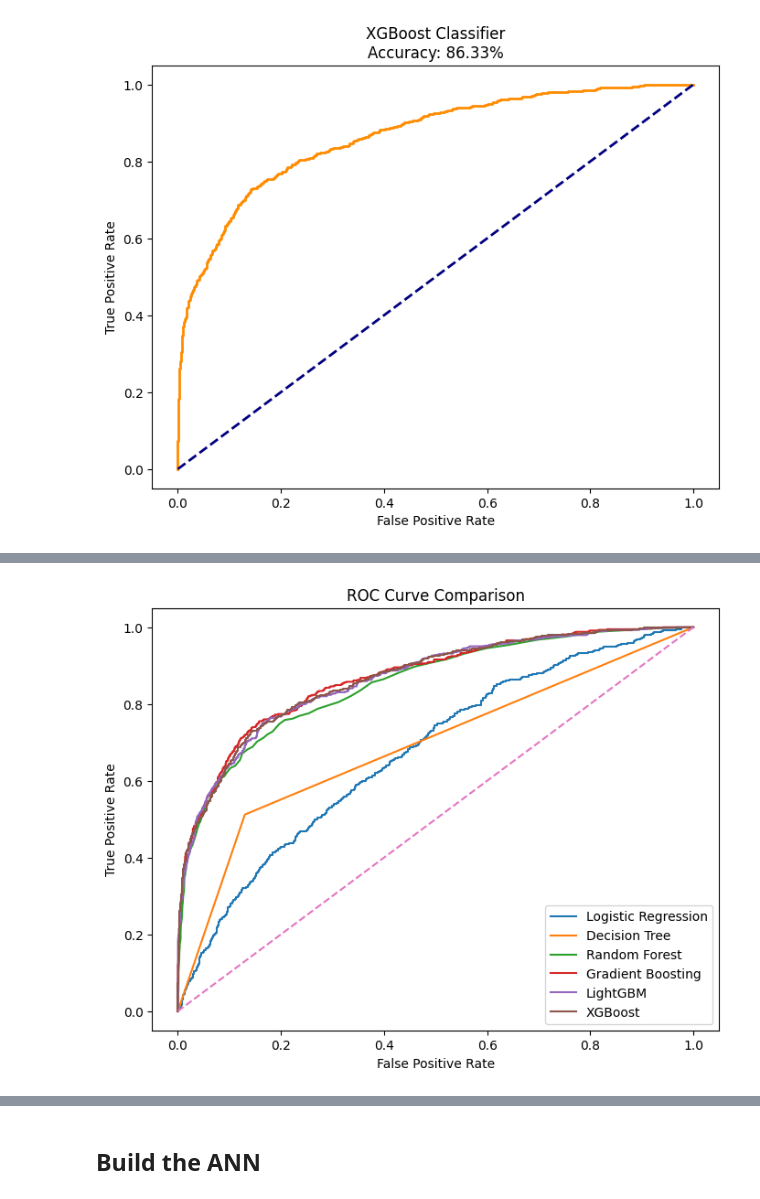
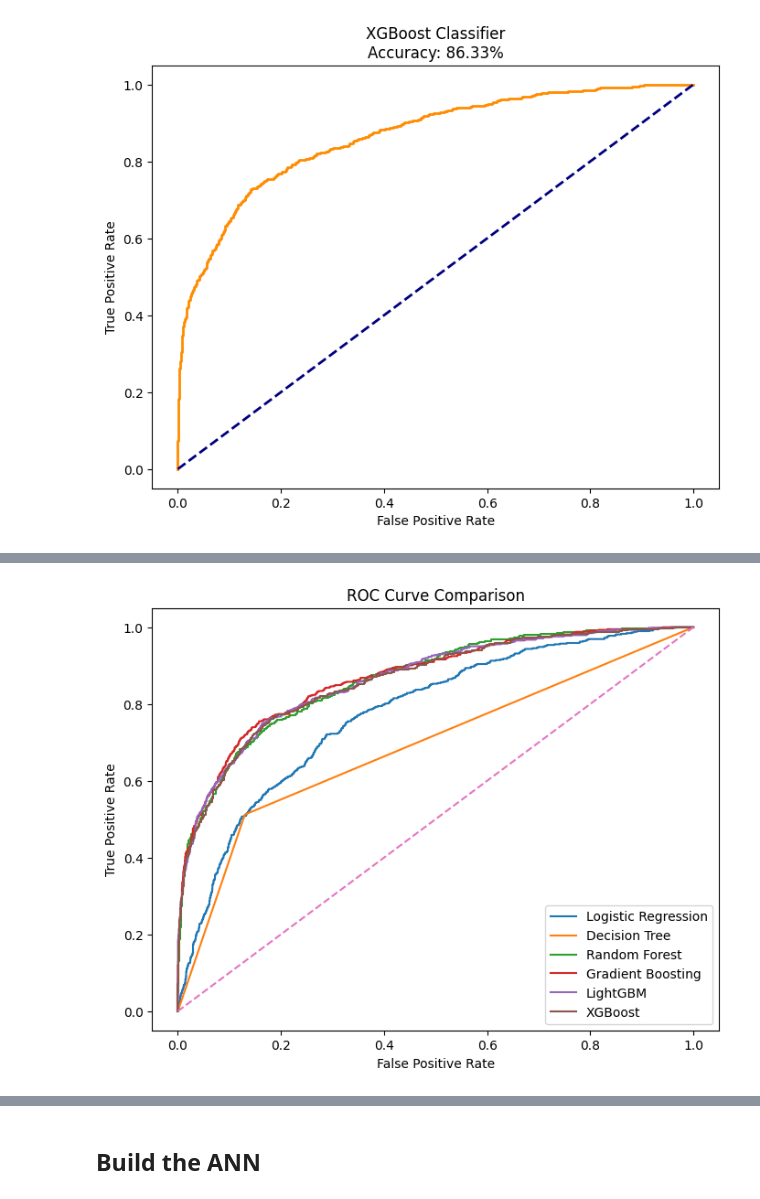
Before and after one commit to timoajayi/capstone-customer-churn-prediction, a Jupyter notebook: Customer_churn_prediction.ipynb, the cells around one changed output, grey strips where cells are left out. Cells and saved outputs as stored; diff of their text form; code cells hidden in the pictures.

```diff
--- a/Customer_churn_prediction.ipynb
+++ b/Customer_churn_prediction.ipynb
@@ -484,7 +541,10 @@ weighted avg       0.78      0.81      0.77      3000
 # %%
 ## Second Model: Decision Tree Classifier
 
-dt_model = DecisionTreeClassifier(random_state=42)
+dt_model = DecisionTreeClassifier(
+    random_state=42
+
+)
 dt_model.fit(X_train, y_train)
 y_pred_dt = dt_model.predict(X_test)
 dt_accuracy = accuracy_score(y_test, y_pred_dt)
@@ -496,6 +556,7 @@ print("Decision Tree F1 Score: {:.2f}%".format(f1_score(y_test, y_pred_dt) * 100
 print("Decision Tree Accuracy: {:.2f}%".format(dt_accuracy * 100))
 print("\nClassification Report:\n", classification_report(y_test, y_pred_dt))
 print("\nConfusion Matrix:\n", confusion_matrix(y_test, y_pred_dt))
+print("ROC AUC Score: {:.2f}%".format(roc_auc_score(y_test, dt_model.predict_proba(X_test)[:, 1]) * 100))
 # visualization
 y_prob_dt = dt_model.predict_proba(X_test)[:, 1]
 fpr_dt, tpr_dt, thresholds_dt = roc_curve(y_test, y_prob_dt)
@@ -745,0 +888,34 @@ Confusion Matrix:
+# %%
+## Sixth Model: XGBoost Classifier
+xgb_model = XGBClassifier(
+    # scale_pos_weight=scale_pos_weight,
+    n_estimators=100,
+    max_depth=6,
+    learning_rate=0.1,
+    subsample=0.8,
+    colsample_bytree=1.0,
+    random_state=42,
+    eval_metric="logloss"
+)
+
+xgb_model.fit(X_train, y_train)                     ## train the model
+
+y_pred = xgb_model.predict(X_test)                  ## make predictions on the test set
+y_proba = xgb_model.predict_proba(X_test)[:, 1]
+y_pred_adjusted = (y_proba > 0.35).astype(int)
+xgb_accuracy = accuracy_score(y_test, y_pred_adjusted)
+
+print("XGBoost Accuracy: {:.2f}%".format(xgb_accuracy * 100)) # 8) evaluate the model's performance using accuracy, classification report, ROC AUC score, and confusion matrix
+print(classification_report(y_test, y_pred_adjusted))
+print("ROC AUC Score: {:.2f}".format(roc_auc_score(y_test, y_proba)))
+print("Confusion Matrix:\n", confusion_matrix(y_test, y_pred))
+print("F1 Score: {:.2f}%".format(f1_score(y_test, y_pred_adjusted) * 100))
+## visualization
+fpr, tpr, thresholds = roc_curve(y_test, y_proba)
+plt.figure(figsize=(8, 6))
+plt.plot(fpr, tpr, color='darkorange', lw=2)
+plt.plot([0, 1], [0, 1], color='navy', lw=2, linestyle='--')
+plt.xlabel('False Positive Rate')
+plt.ylabel('True Positive Rate')
+plt.title('XGBoost Classifier\nAccuracy: {:.2f}%'.format(xgb_accuracy * 100))
+plt.show()
@@ -824,26 +1017,26 @@ plt.show()
 # %%
 models = {
-    "Logistic Regression": lr_model,
+    "Logistic Regression": lr_model2,
     "Decision Tree": dt_model,
     "Random Forest": rf_clf,
     "Gradient Boosting": gb_clf,
     "LightGBM": lgbm,
     "XGBoost": xgb_model
 }
 
 ## visualize feature importance for each model
 plt.figure(figsize=(8,6))
 
 for name, model in models.items():
     y_prob = model.predict_proba(X_test)[:,1]
     fpr, tpr, _ = roc_curve(y_test, y_prob)
     plt.plot(fpr, tpr, label=name)
 
 plt.plot([0,1],[0,1],'--')
 plt.xlabel("False Positive Rate")
 plt.ylabel("True Positive Rate")
 plt.title("ROC Curve Comparison")
 plt.legend()
 plt.show()
 # %% [output]
-[figure, old version]
+[figure, new version]
```
Also changed, not shown: parts of 41 cells of this notebook, 26 other files.
